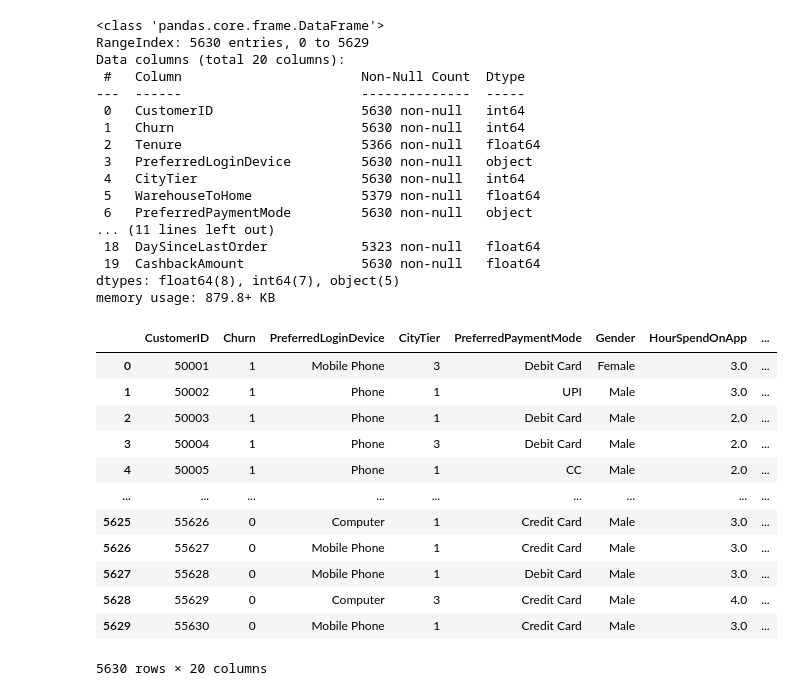
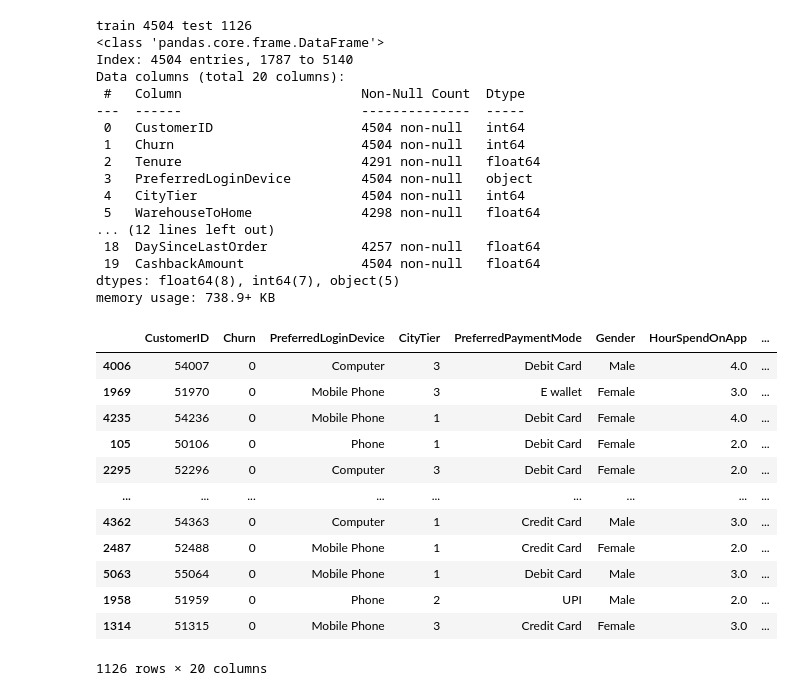
Before and after one commit to SKNETWORKS-FAMILY-AICAMP/SKN27-2nd-4TEAM, a Jupyter notebook: FYR/feature.ipynb, the cells around one changed output. Cells and saved outputs as stored; diff of their text form; code cells hidden in the pictures.

```diff
--- a/FYR/feature.ipynb
+++ b/FYR/feature.ipynb
@@ -8,24 +10,32 @@ from src.pipeline.missing_value import MissingValue
 from src.pipeline.outlier_control import OutlierControl
 # %%
-df = pd.read_excel('../data/dataset.xlsx')
-
-df.info()
+df_raw = pd.read_excel('../data/dataset.xlsx')
+train_idx, test_idx = train_test_split(
+    df_raw.index,
+    test_size=0.2,
+    random_state=42,
+    stratify=df_raw['Churn'],
+)
+df_train = df_raw.loc[train_idx].copy()
+df_test = df_raw.loc[test_idx].copy()
+print('train', len(df_train), 'test', len(df_test))
+df_train.info()
 # %% [output]
+train 4504 test 1126
 <class 'pandas.core.frame.DataFrame'>
-RangeIndex: 5630 entries, 0 to 5629
+Index: 4504 entries, 1787 to 5140
 Data columns (total 20 columns):
  #   Column                       Non-Null Count  Dtype
 ---  ------                       --------------  -----
- 0   CustomerID                   5630 non-null   int64
- 1   Churn                        5630 non-null   int64
- 2   Tenure                       5366 non-null   float64
- 3   PreferredLoginDevice         5630 non-null   object
- 4   CityTier                     5630 non-null   int64
- 5   WarehouseToHome              5379 non-null   float64
- 6   PreferredPaymentMode         5630 non-null   object
-... (11 lines left out)
- 18  DaySinceLastOrder            5323 non-null   float64
- 19  CashbackAmount               5630 non-null   float64
+ 0   CustomerID                   4504 non-null   int64
+ 1   Churn                        4504 non-null   int64
+ 2   Tenure                       4291 non-null   float64
+ 3   PreferredLoginDevice         4504 non-null   object
+ 4   CityTier                     4504 non-null   int64
+ 5   WarehouseToHome              4298 non-null   float64
+... (12 lines left out)
+ 18  DaySinceLastOrder            4257 non-null   float64
+ 19  CashbackAmount               4504 non-null   float64
 dtypes: float64(8), int64(7), object(5)
-memory usage: 879.8+ KB
+memory usage: 738.9+ KB
 # %%
@@ -60,19 +101,20 @@ df['WarehouseToHome'] = df.groupby(['PreferedOrderCat', 'PreferredPaymentMode'])
 # %%
-# 이상치 처리
+# 이상치 처리 (train/test 각각)
 cols=['Tenure','WarehouseToHome','DaySinceLastOrder','CashbackAmount']
-OutlierControl(df,cols)
+OutlierControl(df_train, cols)
+OutlierControl(df_test, cols)
 # %% [output]
 |  | CustomerID | Churn | PreferredLoginDevice | CityTier | PreferredPaymentMode | Gender | HourSpendOnApp | ... |
-| 0 | 50001 | 1 | Mobile Phone | 3 | Debit Card | Female | 3.0 | ... |
-| 1 | 50002 | 1 | Phone | 1 | UPI | Male | 3.0 | ... |
-| 2 | 50003 | 1 | Phone | 1 | Debit Card | Male | 2.0 | ... |
-| 3 | 50004 | 1 | Phone | 3 | Debit Card | Male | 2.0 | ... |
-| 4 | 50005 | 1 | Phone | 1 | CC | Male | 2.0 | ... |
+| 4006 | 54007 | 0 | Computer | 3 | Debit Card | Male | 4.0 | ... |
+| 1969 | 51970 | 0 | Mobile Phone | 3 | E wallet | Female | 3.0 | ... |
+| 4235 | 54236 | 0 | Mobile Phone | 1 | Debit Card | Female | 4.0 | ... |
+| 105 | 50106 | 0 | Phone | 1 | Debit Card | Female | 2.0 | ... |
+| 2295 | 52296 | 0 | Computer | 3 | Debit Card | Female | 2.0 | ... |
 | ... | ... | ... | ... | ... | ... | ... | ... | ... |
-| 5625 | 55626 | 0 | Computer | 1 | Credit Card | Male | 3.0 | ... |
-| 5626 | 55627 | 0 | Mobile Phone | 1 | Credit Card | Male | 3.0 | ... |
-| 5627 | 55628 | 0 | Mobile Phone | 1 | Debit Card | Male | 3.0 | ... |
-| 5628 | 55629 | 0 | Computer | 3 | Credit Card | Male | 4.0 | ... |
-| 5629 | 55630 | 0 | Mobile Phone | 1 | Credit Card | Male | 3.0 | ... |
+| 4362 | 54363 | 0 | Computer | 1 | Credit Card | Male | 3.0 | ... |
+| 2487 | 52488 | 0 | Mobile Phone | 1 | Credit Card | Female | 2.0 | ... |
+| 5063 | 55064 | 0 | Mobile Phone | 1 | Debit Card | Male | 3.0 | ... |
+| 1958 | 51959 | 0 | Phone | 2 | UPI | Male | 2.0 | ... |
+| 1314 | 51315 | 0 | Mobile Phone | 3 | Credit Card | Female | 3.0 | ... |
-5630 rows × 20 columns
+1126 rows × 20 columns
 # %%
```
Also changed, not shown: parts of 8 cells of this notebook, 7 other files.
